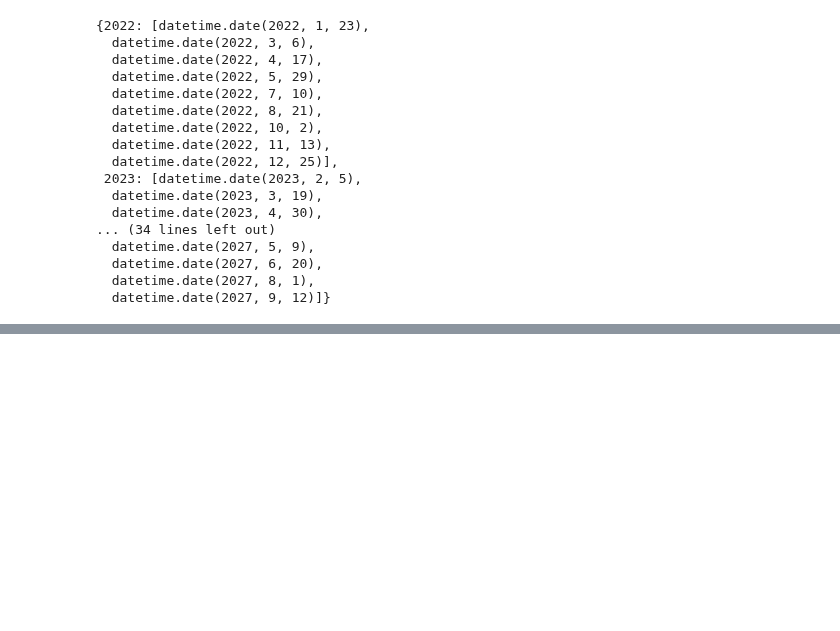
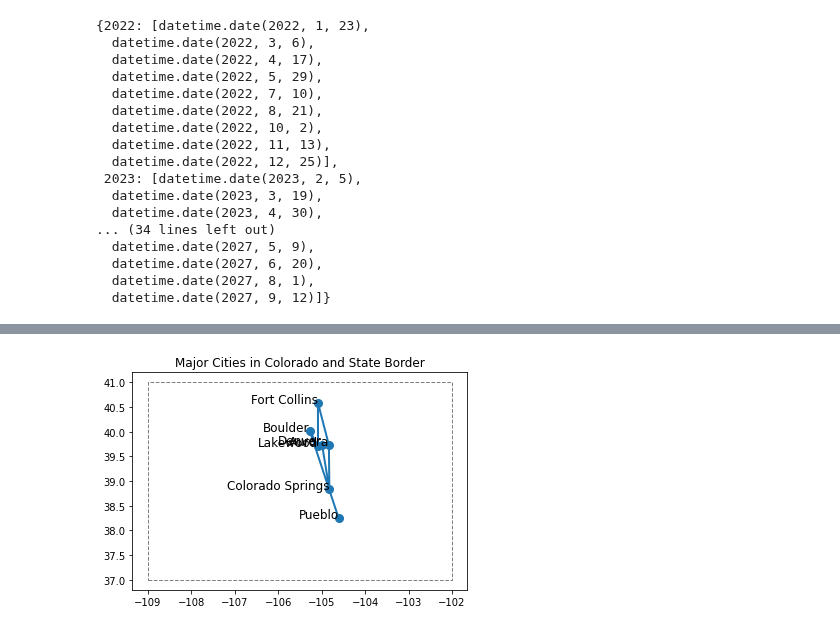
Before and after one commit to jts-bio/techn-i-cal, a Jupyter notebook: tests.ipynb, the cells around one changed output, grey strips where cells are left out. Cells and saved outputs as stored; diff of their text form; code cells hidden in the pictures; blank space fills up the shorter version.

```diff
--- a/tests.ipynb
+++ b/tests.ipynb
@@ -393,0 +423,38 @@ h2json(resp)
+# %%
+import matplotlib.pyplot as plt
+
+# List of major cities in Colorado with their coordinates (latitude, longitude)
+cities = {
+    "Denver": (39.7392, -104.9903),
+    "Colorado Springs": (38.8339, -104.8214),
+    "Aurora": (39.7294, -104.8319),
+    "Fort Collins": (40.5853, -105.0844),
+    "Lakewood": (39.7047, -105.0814),
+    "Boulder": (40.01499, -105.27055),
+    "Pueblo": (38.2544, -104.6091),
+}
+
+# Unpack city coordinates into separate lists for plotting
+latitudes, longitudes = zip(*cities.values())
+
+# Plot and connect the cities
+fig, ax = plt.subplots()
+ax.plot(longitudes, latitudes, marker='o', linestyle='-', linewidth=2, markersize=8)
+
+# Annotate city names
+for city, (lat, lon) in cities.items():
+    ax.text(lon, lat, city, fontsize=12, ha='right')
+
+# Draw a rectangle around the border of Colorado
+colorado_border_coordinates = [
+    (37, -109), (37, -102), (41, -102), (41, -109), (37, -109)
+]
+border_latitudes, border_longitudes = zip(*colorado_border_coordinates)
+ax.plot(border_longitudes, border_latitudes, linestyle='--', linewidth=1, color='gray')
+
+ax.set_title("Major Cities in Colorado and State Border")
+
+# Show the plot
+plt.show()
+# %% [output]
+[figure, added]
```
Also changed, not shown: parts of 9 cells of this notebook, 24 other files.
